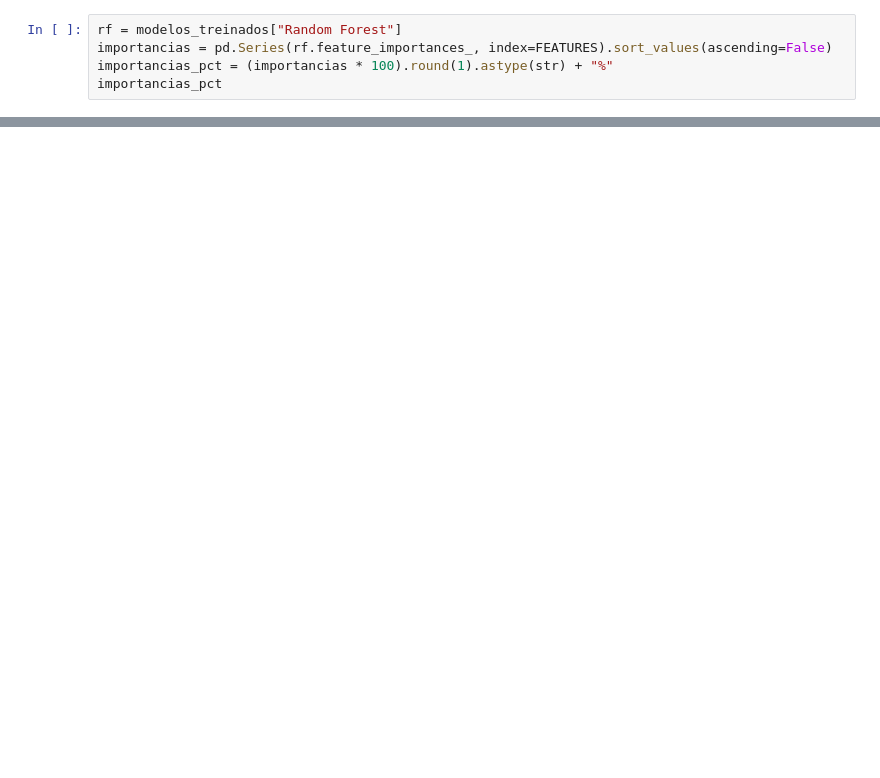
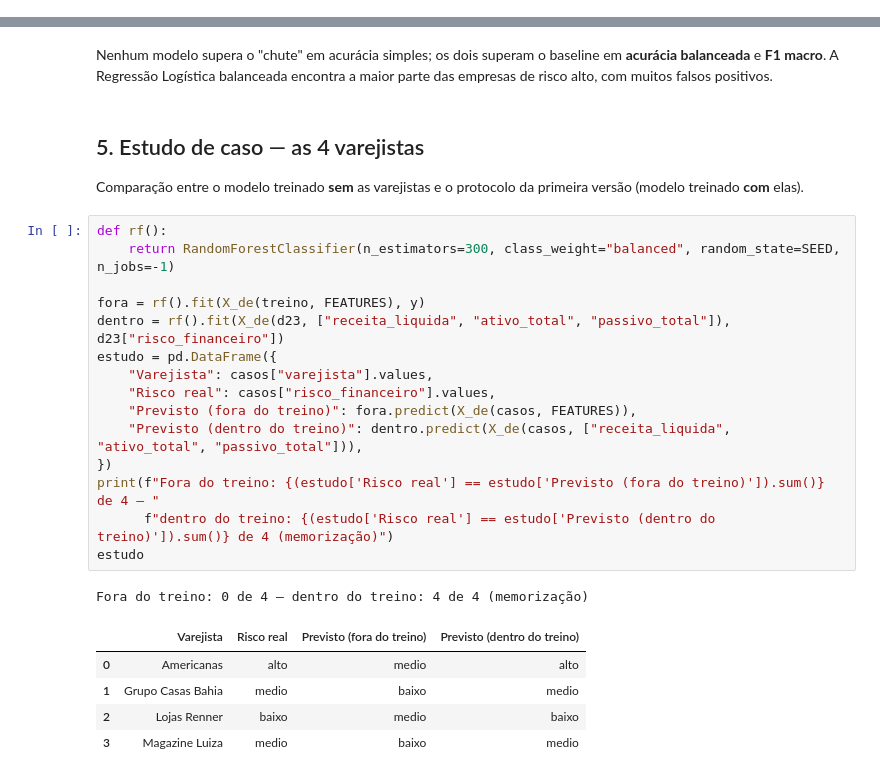
Before and after one commit to CristianoMorales/Projeto_IA, a Jupyter notebook: ml/demo_colab.ipynb, the cells around one changed output, grey strips where cells are left out. Saved outputs shown, nothing was run; the diff lists cells and outputs as text; blank space fills up the shorter version.

```diff
--- a/ml/demo_colab.ipynb
+++ b/ml/demo_colab.ipynb
@@ -113,5 +0,0 @@ for nome, modelo in modelos_clf.items():
-# %%
-rf = modelos_treinados["Random Forest"]
-importancias = pd.Series(rf.feature_importances_, index=FEATURES).sort_values(ascending=False)
-importancias_pct = (importancias * 100).round(1).astype(str) + "%"
-importancias_pct
@@ -181,0 +139,28 @@ print("(acurácia balanceada e F1-macro), não um único teste pontual em 4 caso
+# %% [markdown]
+Nenhum modelo supera o "chute" em acurácia simples; os dois superam o baseline em **acurácia balanceada** e **F1 macro**. A Regressão Logística balanceada encontra a maior parte das empresas de risco alto, com muitos falsos positivos.
+# %% [markdown]
+## 5. Estudo de caso — as 4 varejistas
+
+Comparação entre o modelo treinado **sem** as varejistas e o protocolo da primeira versão (modelo treinado **com** elas).
+# %%
+def rf():
+    return RandomForestClassifier(n_estimators=300, class_weight="balanced", random_state=SEED, n_jobs=-1)
+
+fora = rf().fit(X_de(treino, FEATURES), y)
+dentro = rf().fit(X_de(d23, ["receita_liquida", "ativo_total", "passivo_total"]), d23["risco_financeiro"])
+estudo = pd.DataFrame({
+    "Varejista": casos["varejista"].values,
+    "Risco real": casos["risco_financeiro"].values,
+    "Previsto (fora do treino)": fora.predict(X_de(casos, FEATURES)),
+    "Previsto (dentro do treino)": dentro.predict(X_de(casos, ["receita_liquida", "ativo_total", "passivo_total"])),
+})
+print(f"Fora do treino: {(estudo['Risco real'] == estudo['Previsto (fora do treino)']).sum()} de 4 — "
+      f"dentro do treino: {(estudo['Risco real'] == estudo['Previsto (dentro do treino)']).sum()} de 4 (memorização)")
+estudo
+# %% [output]
+Fora do treino: 0 de 4 — dentro do treino: 4 de 4 (memorização)
+|  | Varejista | Risco real | Previsto (fora do treino) | Previsto (dentro do treino) |
+| 0 | Americanas | alto | medio | alto |
+| 1 | Grupo Casas Bahia | medio | baixo | medio |
+| 2 | Lojas Renner | baixo | medio | baixo |
+| 3 | Magazine Luiza | medio | baixo | medio |
```
Also changed, not shown: parts of 32 cells of this notebook, 28 other files.
